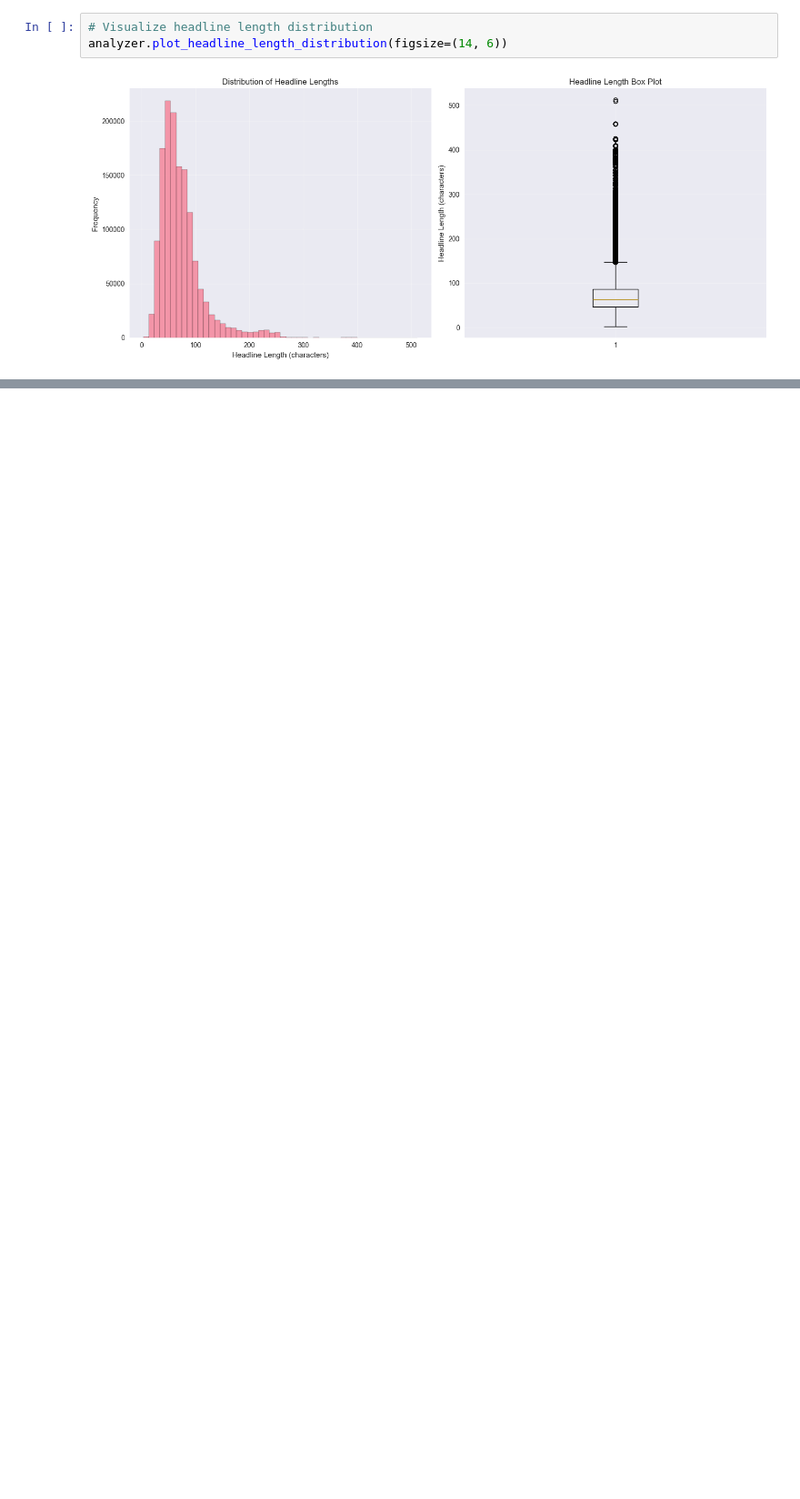
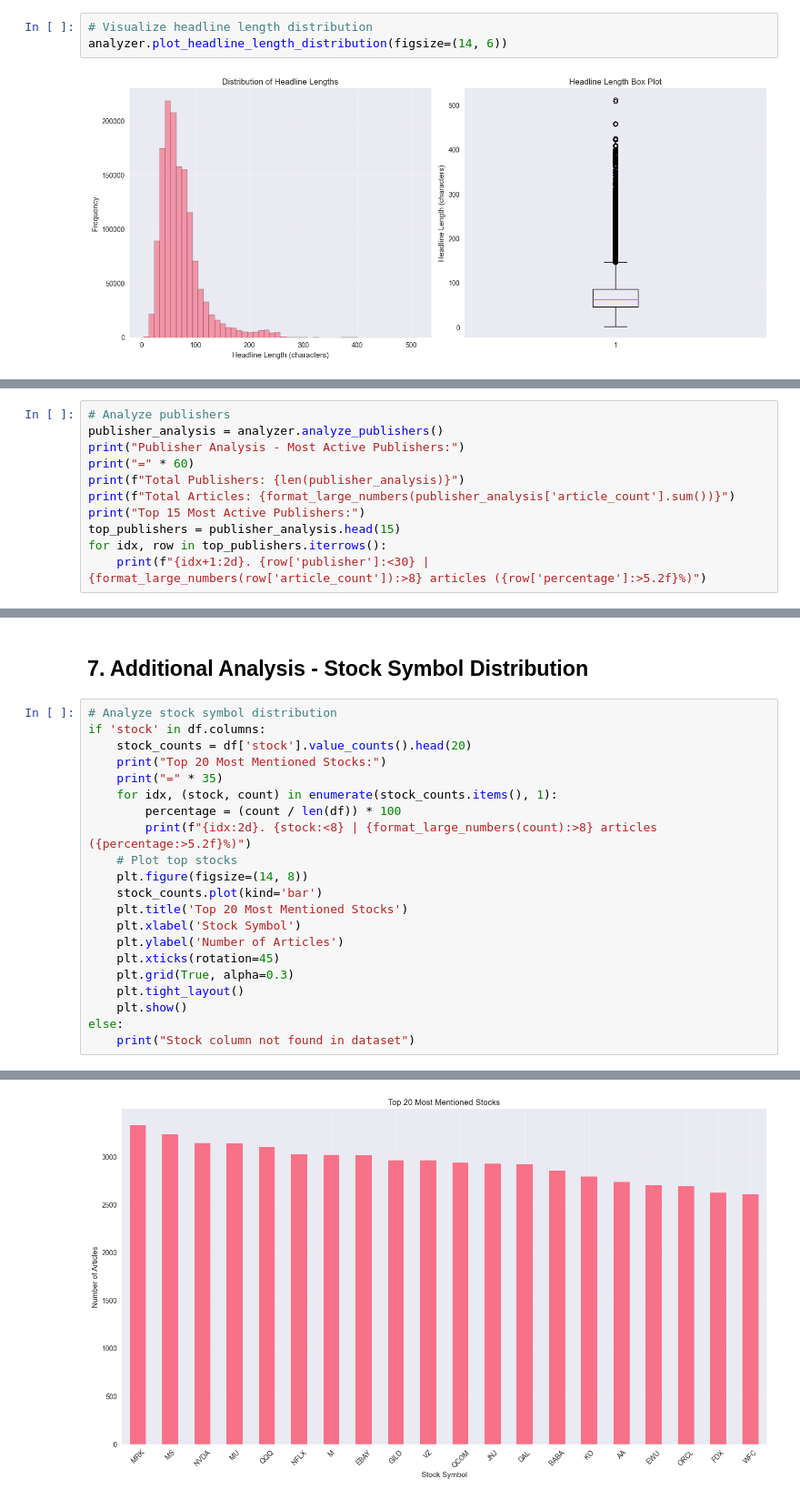
Before and after one commit to projwork/stock-price-prediction-week1, a Jupyter notebook: notebooks/task1_eda.ipynb, the cells around one changed output, grey strips where cells are left out. Shown: that part at 91% size. Saved outputs shown, nothing was run; the diff lists cells and outputs as text; blank space fills up the shorter version.

```diff
--- a/notebooks/task1_eda.ipynb
+++ b/notebooks/task1_eda.ipynb
@@ -168,0 +171,11 @@ analyzer.plot_headline_length_distribution(figsize=(14, 6))
+# %%
+# Analyze publishers
+publisher_analysis = analyzer.analyze_publishers()
+print("Publisher Analysis - Most Active Publishers:")
+print("=" * 60)
+print(f"Total Publishers: {len(publisher_analysis)}")
+print(f"Total Articles: {format_large_numbers(publisher_analysis['article_count'].sum())}")
+print("Top 15 Most Active Publishers:")
+top_publishers = publisher_analysis.head(15)
+for idx, row in top_publishers.iterrows():
+    print(f"{idx+1:2d}. {row['publisher']:<30} | {format_large_numbers(row['article_count']):>8} articles ({row['percentage']:>5.2f}%)")
@@ -168,0 +272,24 @@ analyzer.plot_headline_length_distribution(figsize=(14, 6))
+# %% [markdown]
+## 7. Additional Analysis - Stock Symbol Distribution
+# %%
+# Analyze stock symbol distribution
+if 'stock' in df.columns:
+    stock_counts = df['stock'].value_counts().head(20)
+    print("Top 20 Most Mentioned Stocks:")
+    print("=" * 35)
+    for idx, (stock, count) in enumerate(stock_counts.items(), 1):
+        percentage = (count / len(df)) * 100
+        print(f"{idx:2d}. {stock:<8} | {format_large_numbers(count):>8} articles ({percentage:>5.2f}%)")
+    # Plot top stocks
+    plt.figure(figsize=(14, 8))
+    stock_counts.plot(kind='bar')
+    plt.title('Top 20 Most Mentioned Stocks')
+    plt.xlabel('Stock Symbol')
+    plt.ylabel('Number of Articles')
+    plt.xticks(rotation=45)
+    plt.grid(True, alpha=0.3)
+    plt.tight_layout()
+    plt.show()
+else:
+    print("Stock column not found in dataset")
+# %% [output]
@@ -168,0 +313 @@ analyzer.plot_headline_length_distribution(figsize=(14, 6))
+[figure, added]
```
Also changed, not shown: parts of 10 cells of this notebook.
